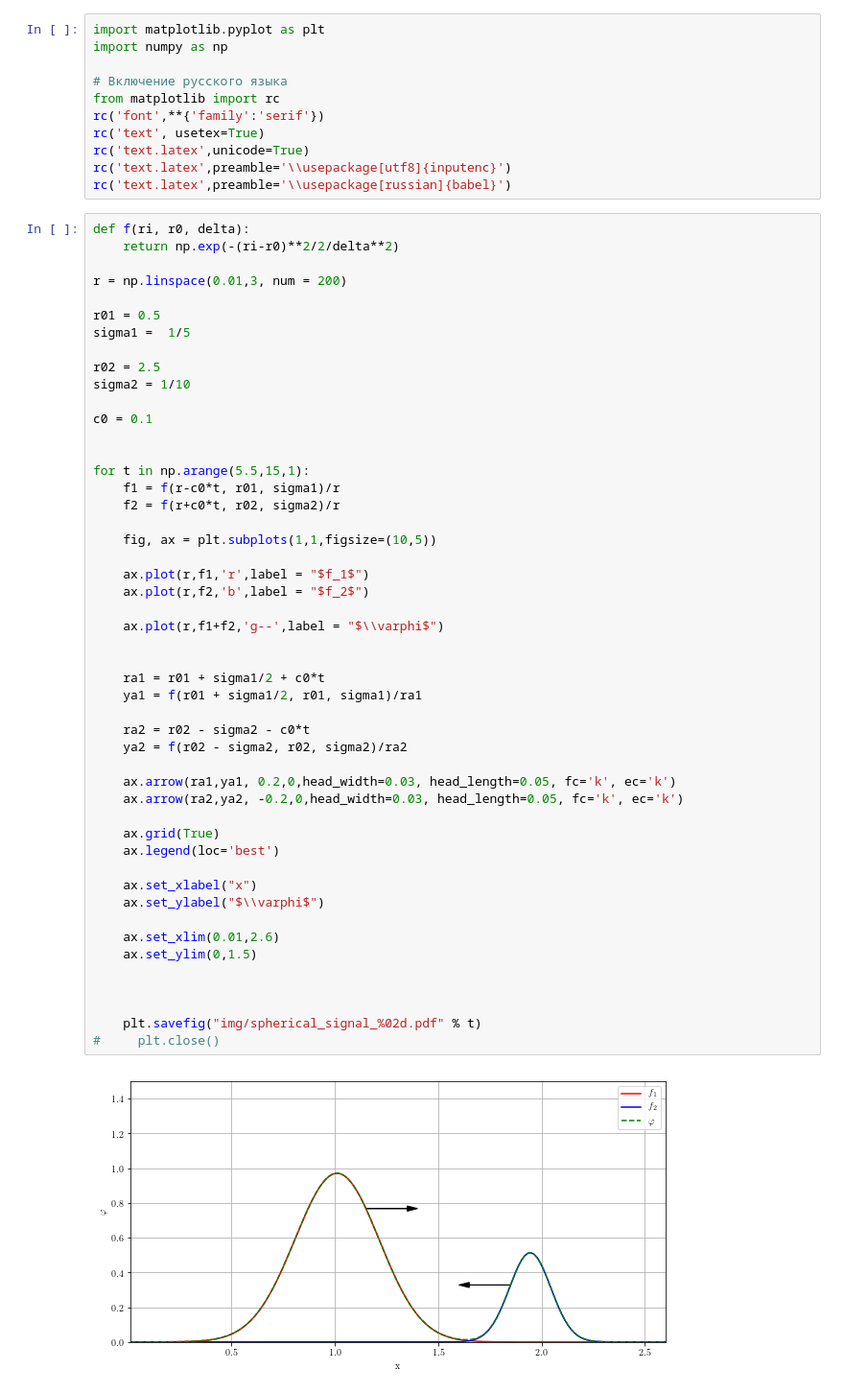
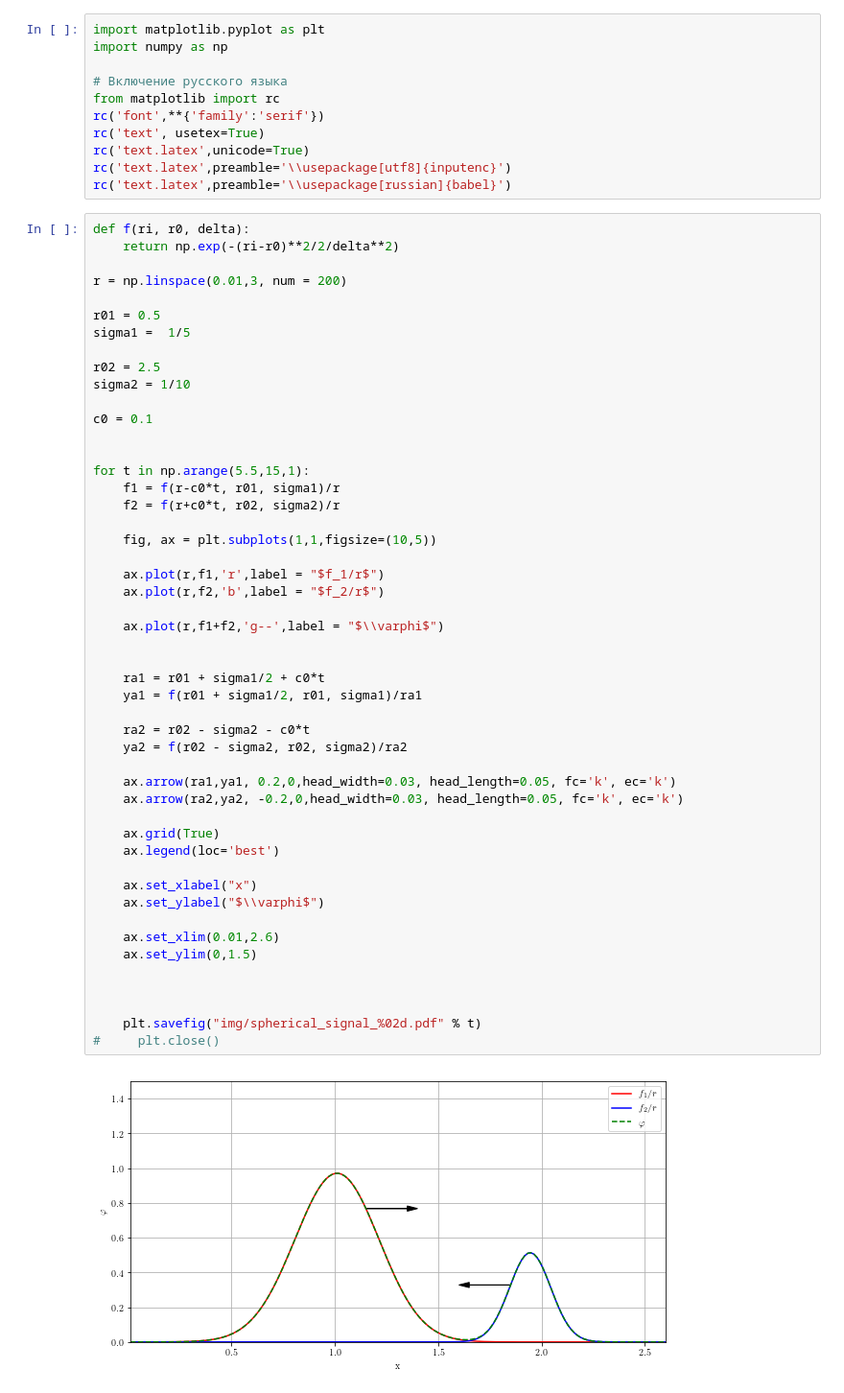
Before and after one commit to the-mozart/tagd, a Jupyter notebook: lecture_19/ipynb/spherical_waves.ipynb, the cells around one changed output. Shown: that part at 96% size. Cells and saved outputs as stored; diff of their text form.

```diff
--- a/lecture_19/ipynb/spherical_waves.ipynb
+++ b/lecture_19/ipynb/spherical_waves.ipynb
@@ -30,33 +30,33 @@ for t in np.arange(5.5,15,1):
 
     fig, ax = plt.subplots(1,1,figsize=(10,5))
 
-    ax.plot(r,f1,'r',label = "$f_1$")
-    ax.plot(r,f2,'b',label = "$f_2$")
+    ax.plot(r,f1,'r',label = "$f_1/r$")
+    ax.plot(r,f2,'b',label = "$f_2/r$")
 
     ax.plot(r,f1+f2,'g--',label = "$\\varphi$")
 
 
     ra1 = r01 + sigma1/2 + c0*t
     ya1 = f(r01 + sigma1/2, r01, sigma1)/ra1
 
     ra2 = r02 - sigma2 - c0*t
     ya2 = f(r02 - sigma2, r02, sigma2)/ra2
 
     ax.arrow(ra1,ya1, 0.2,0,head_width=0.03, head_length=0.05, fc='k', ec='k')
     ax.arrow(ra2,ya2, -0.2,0,head_width=0.03, head_length=0.05, fc='k', ec='k')
 
     ax.grid(True)
     ax.legend(loc='best')
 
     ax.set_xlabel("x")
     ax.set_ylabel("$\\varphi$")
 
     ax.set_xlim(0.01,2.6)
     ax.set_ylim(0,1.5)
 
 
 
     plt.savefig("img/spherical_signal_%02d.pdf" % t)
 #     plt.close()
 # %% [output]
-[figure, old version]
+[figure, new version]
```
Also changed, not shown: parts of 1 cell of this notebook, 30 other files.
